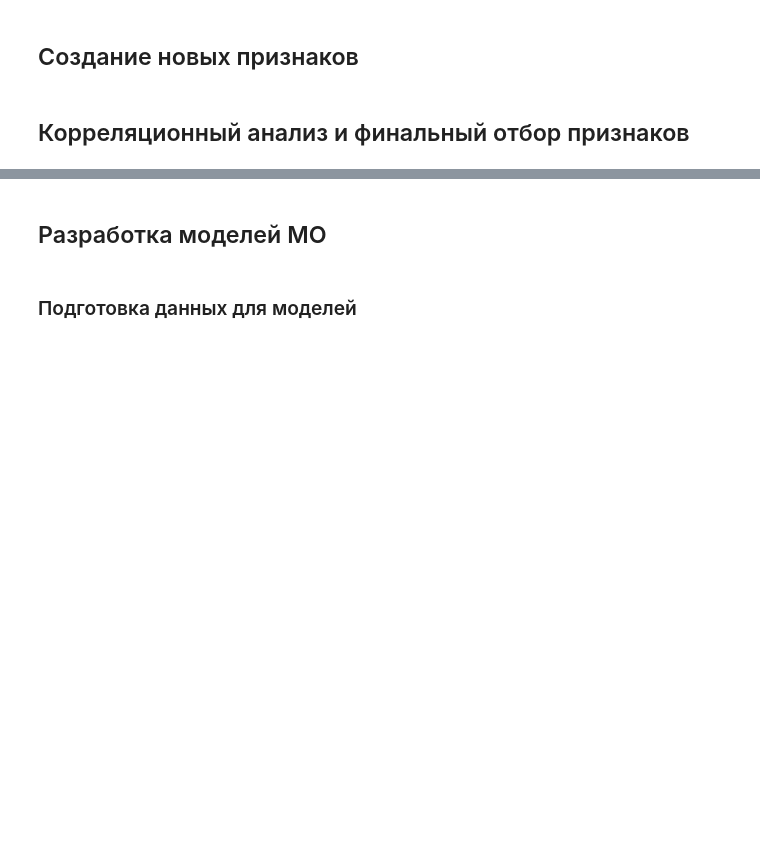
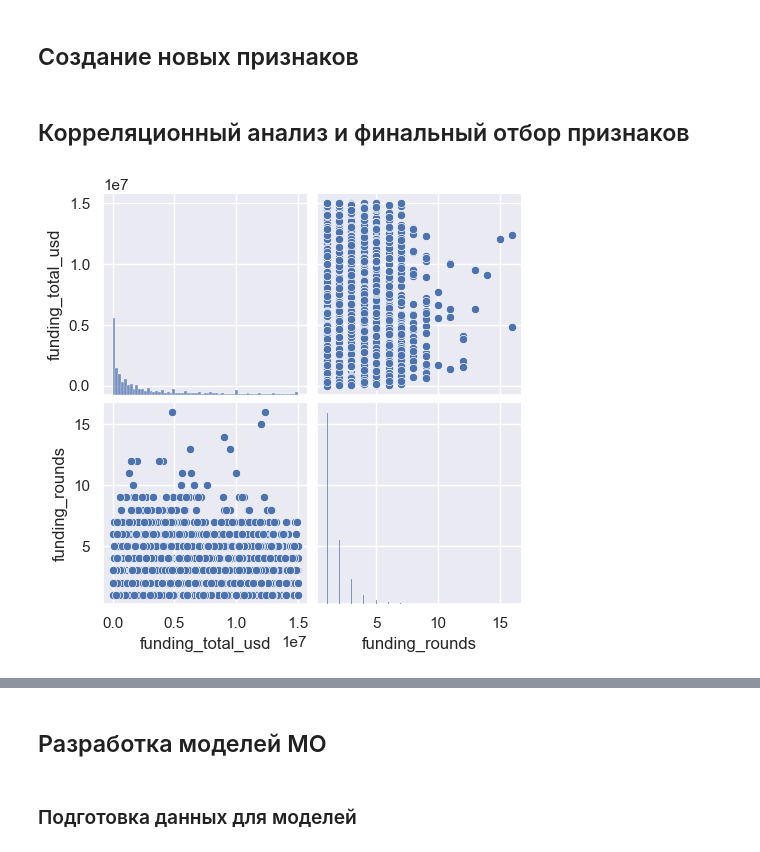
Before and after one commit to kbklxfdn/first_workshop, a Jupyter notebook: Startups.ipynb, the cells around one changed output, grey strips where cells are left out. Saved outputs shown, nothing was run; the diff lists cells and outputs as text; code cells hidden in the pictures; blank space fills up the shorter version.

```diff
--- a/Startups.ipynb
+++ b/Startups.ipynb
@@ -48,16 +85,21 @@ pd.options.mode.chained_assignment = None
 sns.set_theme(style='darkgrid')
 pd.set_option('display.float_format', '{:,.3f}'.format)
 # %%
-# Загружаем данные из файлов в датафремы
+# загружаем данные из файлов в датафремы
 
 pth1, pth2, pth3 = (r"datasets\kaggle_startups_train_28062024.csv",
                     r"datasets\kaggle_startups_test_28062024.csv",
                     r"datasets\kaggle_startups_sample_submit_28062024.csv")
 
 if os.path.exists(pth1) and os.path.exists(pth2) and os.path.exists(pth3):
-    startups_train = pd.read_csv(pth1, sep=',')
-    startups_test = pd.read_csv(pth2, sep=',')
-    target_test = pd.read_csv(pth3, sep=',')
+    startups_train = pd.read_csv(pth1, sep=',', parse_dates=['founded_at','first_funding_at','last_funding_at'], dayfirst=True)
+    startups_test = pd.read_csv(pth2, sep=',', parse_dates=['first_funding_at','last_funding_at'], dayfirst=True)
+    submit_sample = pd.read_csv(pth3, sep=',')
+# if os.path.exists(pth1) and os.path.exists(pth2) and os.path.exists(pth3):
+#     startups_train = pd.read_csv(pth1, sep=',')
+#     startups_test = pd.read_csv(pth2, sep=',')
+#     submit_sample = pd.read_csv(pth3, sep=',')
+
 else:
     print('Проверьте правильность написания пути к файлам или их доступность по указанному адресу')
 # %%
@@ -152,0 +214,4 @@ memory usage: 205.2+ KB
+# %%
+# убираем из списка образец вывода результатов после обучения модели
+dfs = [startups_train, startups_test]
+name_dfs = ['startups_train', 'startups_test']
@@ -166,3 +671,10 @@ memory usage: 205.2+ KB
 ## Создание новых признаков
 # %% [markdown]
 ## Корреляционный анализ и финальный отбор признаков
+# %%
+startups_train = dfs[0]
+
+# посмотрим попарные отношения между признаками датафрейма обучающей выборки
+sns.pairplot(startups_train);
+# %% [output]
+[figure, added]
```
Also changed, not shown: parts of 62 cells of this notebook.
